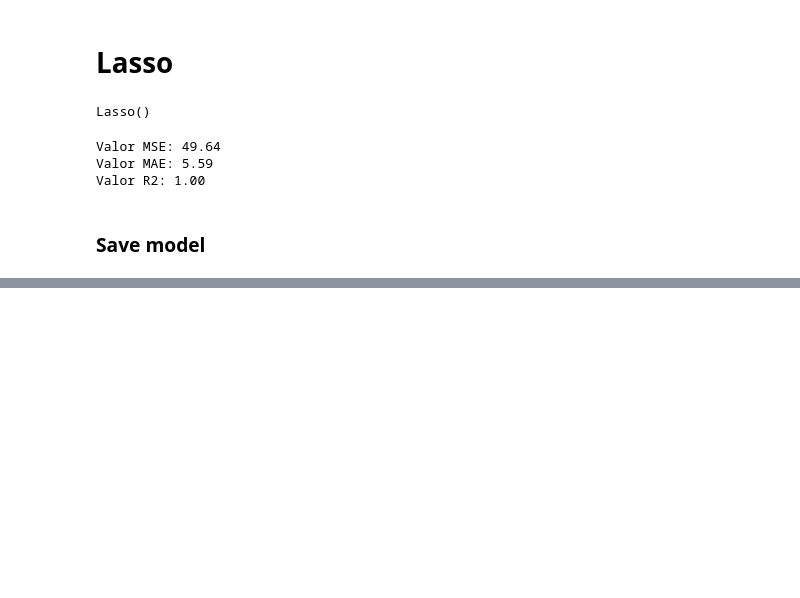
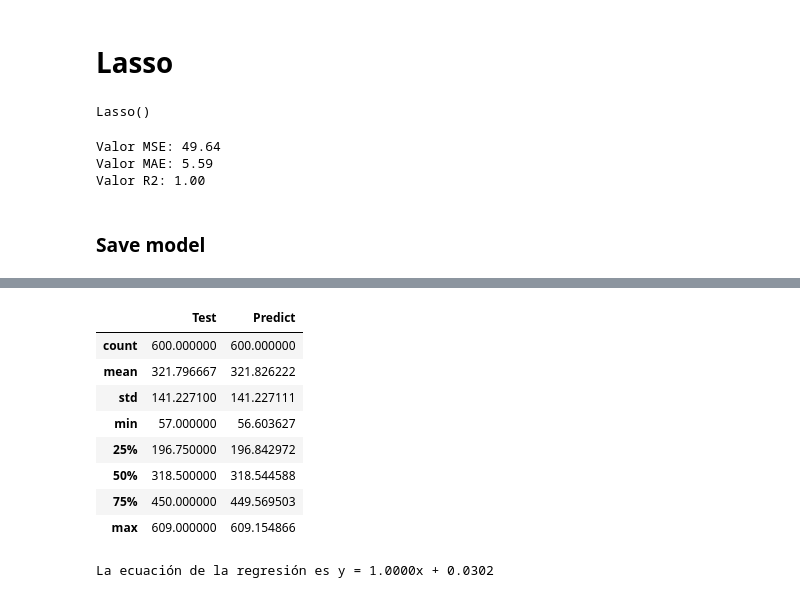
Before and after one commit to S3rg1t0/crop_yield, a Jupyter notebook: model_train_regression.ipynb, the cells around one changed output, grey strips where cells are left out. Saved outputs shown, nothing was run; the diff lists cells and outputs as text; code cells hidden in the pictures; blank space fills up the shorter version.

```diff
--- a/model_train_regression.ipynb
+++ b/model_train_regression.ipynb
@@ -170,0 +198,28 @@ with open("model.onnx", "wb") as f:
+# %%
+df_pred.describe()
+# %% [output]
+|  | Test | Predict |
+| count | 600.000000 | 600.000000 |
+| mean | 321.796667 | 321.826222 |
+| std | 141.227100 | 141.227111 |
+| min | 57.000000 | 56.603627 |
+| 25% | 196.750000 | 196.842972 |
+| 50% | 318.500000 | 318.544588 |
+| 75% | 450.000000 | 449.569503 |
+| max | 609.000000 | 609.154866 |
+# %%
+
+
+# df = pd.DataFrame({'test': [datos], 'pred': [datos]})
+
+# Crear el modelo de regresión
+model = LinearRegression()
+
+# Ajustar el modelo
+model.fit(df_pred[['Test']], df_pred['Predict'])
+
+# Coeficientes
+intercept, slope = model.intercept_, model.coef_[0]
+print(f"La ecuación de la regresión es y = {slope:.4f}x + {intercept:.4f}")
+# %% [output]
+La ecuación de la regresión es y = 1.0000x + 0.0302
```
Also changed, not shown: parts of 4 cells of this notebook, 3 other files.
